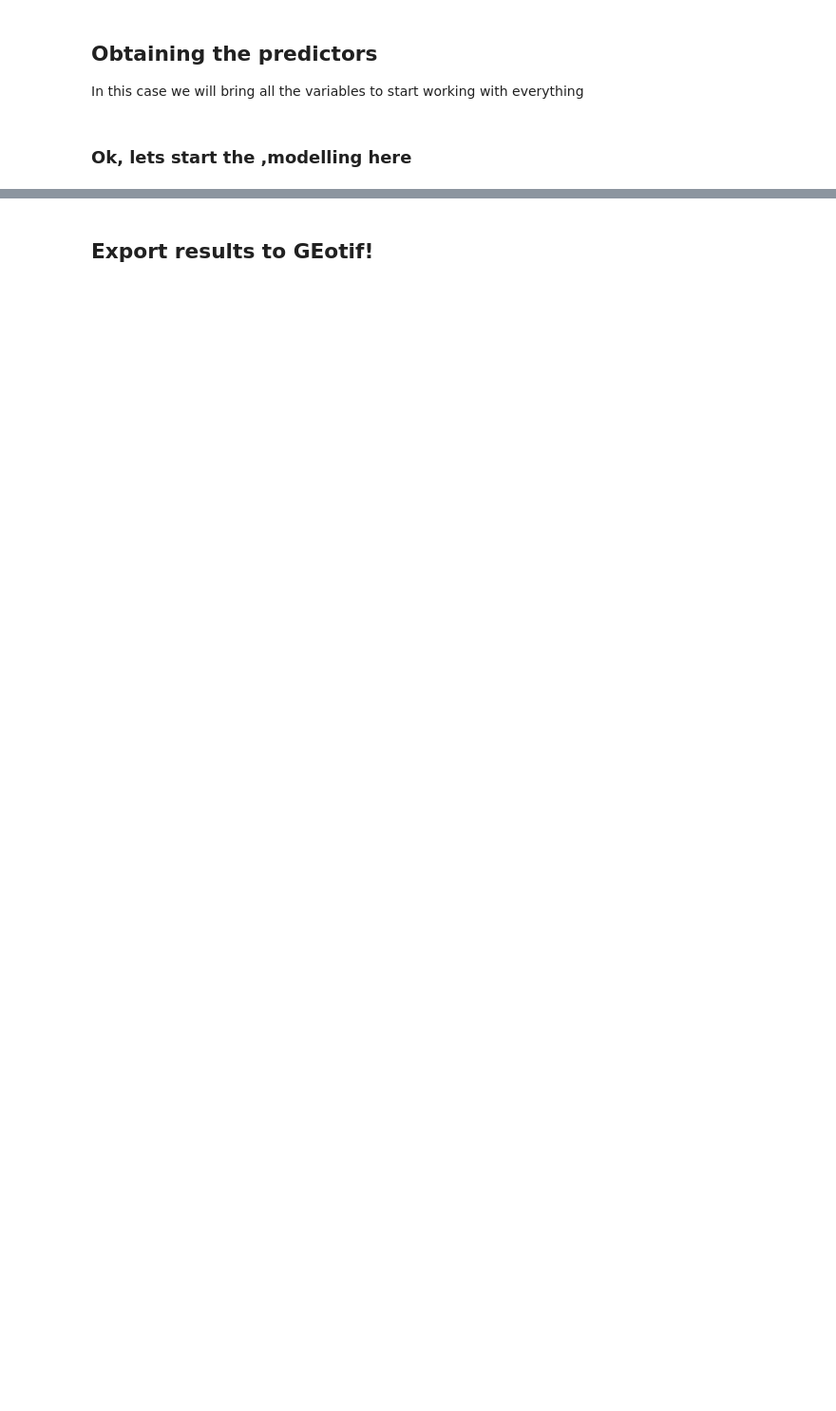
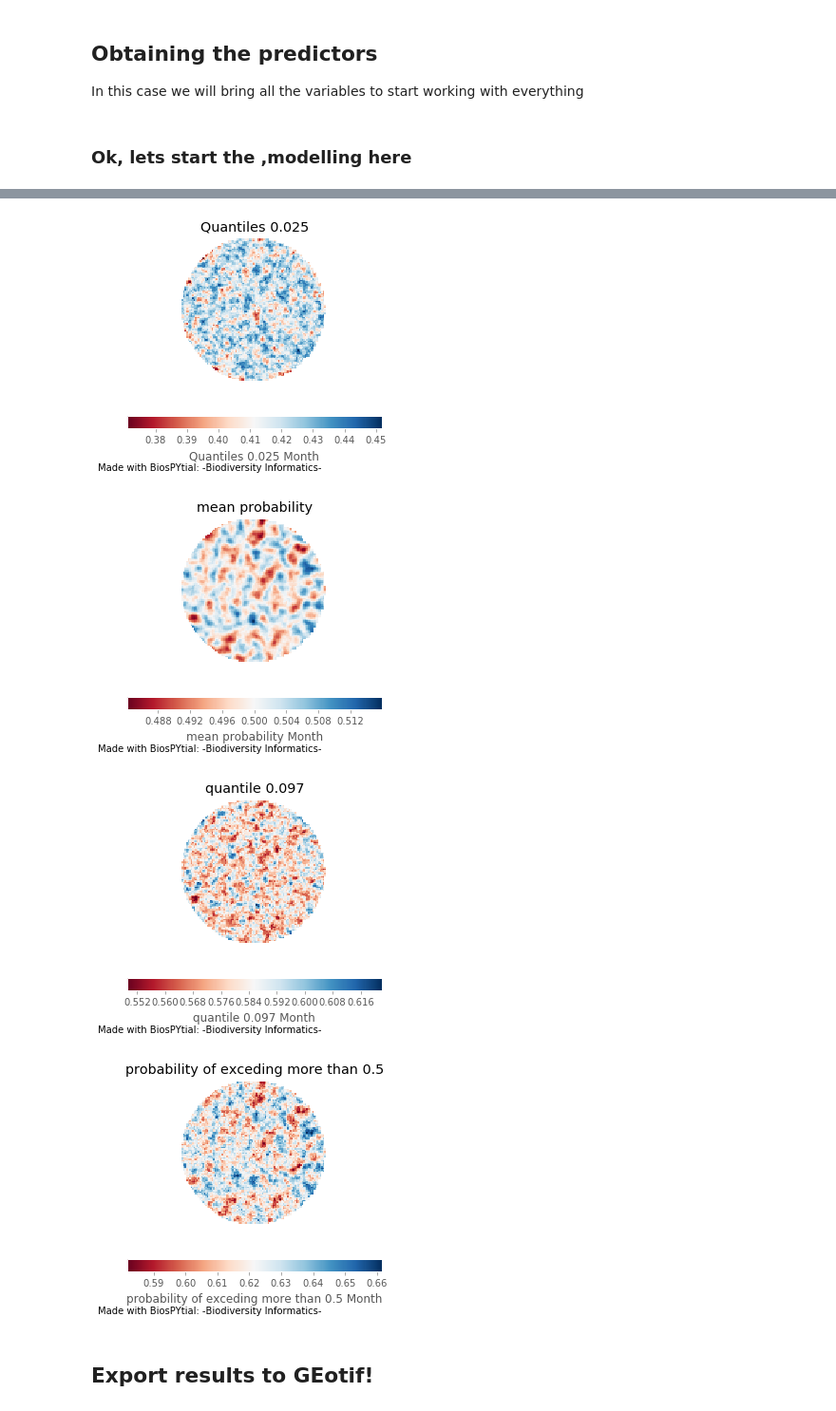
Before and after one commit to molgor/biospytial, a Jupyter notebook: ipython-notebooks/demos/statistical_models/binomial_examples/presence-only_model/[Spatial Regression]Model template with multiple polygons.ipynb, the cells around one changed output, grey strips where cells are left out. Shown at 95% size. Drawn from its saved outputs; the diff is of its cells as text; code cells hidden in the pictures; blank space fills up the shorter version.

Commit message:
Added methods for data extraction. Including Notebooks

```diff
--- a/ipython-notebooks/demos/statistical_models/binomial_examples/presence-only_model/[Spatial Regression]Model template with multiple polygons.ipynb
+++ b/ipython-notebooks/demos/statistical_models/binomial_examples/presence-only_model/[Spatial Regression]Model template with multiple polygons.ipynb
@@ -89,2 +55,2 @@ def preparePredictors(pred_dataset):
 # %%
-prediction_dataset_dic= map(lambda p : preparePredictors(p),pred_dataset)
+prediction_dataset_dic= map(lambda p : ut.preparePredictors(p),pred_dataset)
@@ -195,7 +106,7 @@ def FitMyModel(Y,train,predictor):
         trace = trace.sample(draws=5000)
 
 
-        f_star = gp.conditional("f_star", predictor['clean'][['Longitude','Latitude','DistanceToRoadMex','WorldPopLatam2010','vegid']].values)
+        f_star = gp.conditional("f_star", predictor['clean'][['Longitude','Latitude','Dist.to.road_m','Population_m','covid']].values)
 
         pred_samples = pm.sample_ppc(trace, vars=[f_star], samples=100)
         return pred_samples
@@ -229,0 +113,18 @@ def plotThings(pred_samples):
+# %%
+i = 4
+
+datatrain = train_dataset[i]
+#Y = datatrain.Burseraceae
+Y = datatrain.Burseraceae
+datapred = prediction_dataset_dic[i]
+polygon = polys[i]
+
+elevation = RasterData(rastermodelinstance=ETOPO1,border=polygon)
+height = 100
+width = 100
+### Remember that the geoparams are not necesarily the same as the template.
+## This is why it's important to import this object as well
+elevation.resize(width,height)
+#elevation.display_field(origin='Lower',interpolation='None')
+%time pred_samples = FitMyModel(Y,datatrain,datapred)
+ut.plotThings(pred_samples)
@@ -230,16 +142,18 @@ def plotThings(pred_samples):
 # %%
-#i = 0
-for i in range(len(train_dataset)):
-    #datatrain = bursera_dataset[i]
+
+for i in range(len(prediction_dataset_dic)):
     datatrain = train_dataset[i]
     #Y = datatrain.Burseraceae
     Y = datatrain.Burseraceae
     datapred = prediction_dataset_dic[i]
     polygon = polys[i]
-    polygon_predict = polygon
+
     elevation = RasterData(rastermodelinstance=ETOPO1,border=polygon)
-    pixel_size = 0.01
-    elevation.rescale(pixel_size)
+    height = 100
+    width = 100
+    ### Remember that the geoparams are not necesarily the same as the template.
+    ## This is why it's important to import this object as well
+    elevation.resize(width,height)
     #elevation.display_field(origin='Lower',interpolation='None')
     %time pred_samples = FitMyModel(Y,datatrain,datapred)
-    plotThings(pred_samples)
+    ut.plotThings(pred_samples)
@@ -246,3 +167,10 @@ for i in range(len(train_dataset)):
+# %%
+ut.plotThings(pred_samples,datapred,elevation)
+# %% [output]
+[figure, added]
+[figure, added]
+[figure, added]
+[figure, added]
 # %%
 from scipy.special import expit
 fig, ax = plt.subplots(figsize=(10, 9));
```
Also changed, not shown: parts of 13 cells of this notebook, 17 other files.
